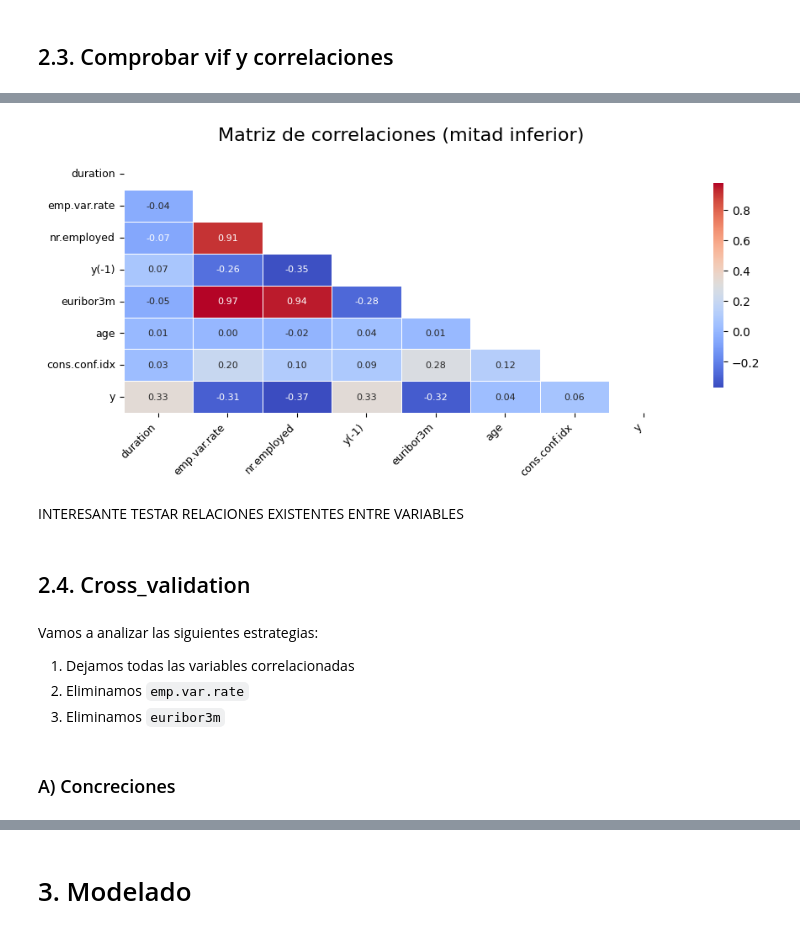
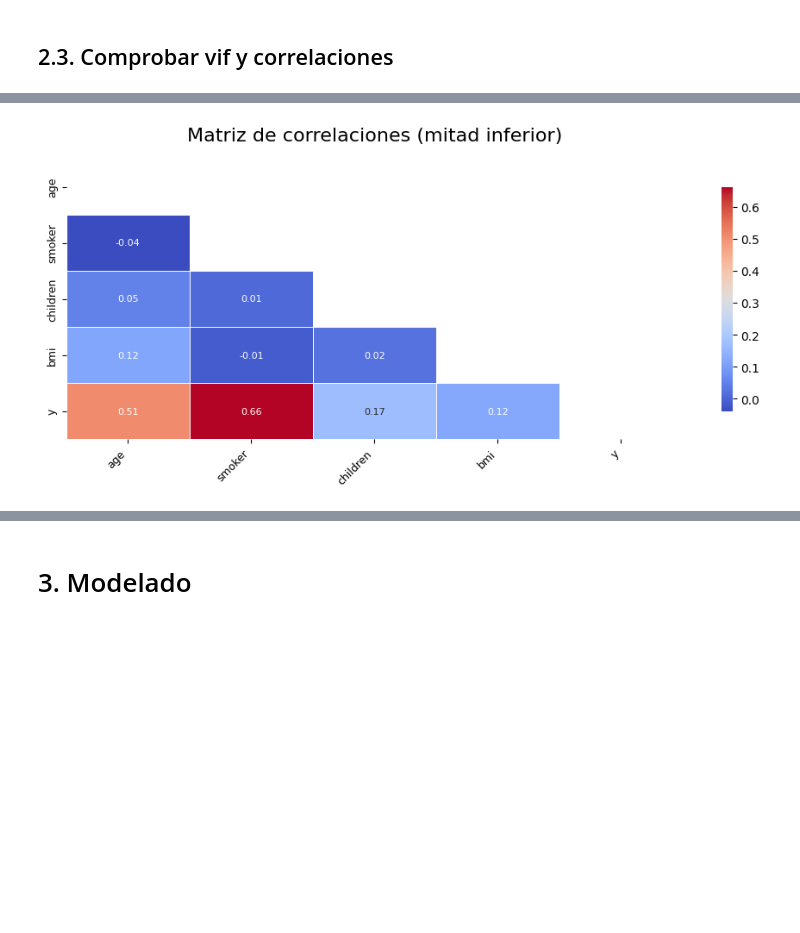
Before and after one commit to jjimvar/intro-ml, a Jupyter notebook: src/02-regression.ipynb, the cells around one changed output, grey strips where cells are left out. Saved outputs shown, nothing was run; the diff lists cells and outputs as text; code cells hidden in the pictures; blank space fills up the shorter version.

```diff
--- a/src/02-regression.ipynb
+++ b/src/02-regression.ipynb
@@ -599,10 +577,10 @@ Fuente: https://scikit-learn.org/stable/modules/generated/sklearn.inspection.per
 # %%
 # Para esta técnica y la de shap se necesita conjunto de validación
-X_train1, X_val, y_train1, y_val = train_test_split(X_train_sel, y_train_sel, test_size=0.2, random_state=42)
+X_train1, X_val, y_train1, y_val = train_test_split(X_train, y_train, test_size=0.2, random_state=42)
 # Entrenamos el modelo que va a porporcionarnos las predicciones por cada alteracion
-model_xgb = XGBClassifier(objective='binary:logistic', random_state=42).fit(X_train1, y_train1)
+model_xgb = XGBRegressor(objective='reg:squarederror', random_state=42).fit(X_train1, y_train1)
 # Intanciamos permitation forest
-perm = permutation_importance(model_xgb, X_val, y_val, n_repeats=10, random_state=42, n_jobs=-1, scoring='f1')
+perm = permutation_importance(model_xgb, X_val, y_val, n_repeats=10, random_state=42, n_jobs=-1, scoring='neg_mean_absolute_error')
 ## Extraemos los valores a un df
 df_perm_imp = pd.DataFrame({'feature': X_train1.columns, 'perm_imp': perm.importances_mean*100}).sort_values('perm_imp', ascending=False)
 df_perm_imp
@@ -660,13 +626,13 @@ Fuente: https://shap.readthedocs.io/en/latest/generated/shap.Explainer.html#shap
 # %%
 # Ajustamos un modelo predictor para analizar la importancia de cada caract.
-model_gbc = GradientBoostingClassifier(random_state=42).fit(X_train1, y_train1)
+model_gbc = GradientBoostingRegressor(random_state=42).fit(X_train1, y_train1)
 # Instanciamos el shap explainer y extraemos los valores
 explainer = shap.Explainer(model_gbc, X_val)
 shap_vals = explainer(X_val).values
 # Pasamos los valores absolutos a un df
 imp_shap = np.abs(shap_vals).mean(axis=0)
 imp_shap_pct = imp_shap/imp_shap.sum()*100
-df_shap_imp = pd.DataFrame({"feature": X_train_sel.columns, "shap_imp": imp_shap_pct.round(3)}).sort_values('shap_imp', ascending=False)
+df_shap_imp = pd.DataFrame({"feature": X_train.columns, "shap_imp": imp_shap_pct.round(3)}).sort_values('shap_imp', ascending=False)
 df_shap_imp
 # %% [output]
 |  | feature | shap_imp |
@@ -719,6 +669,6 @@ df_importances
 # %%
 # Eliminamos aquellas con un permutation importance negativo
-df_sel=df_importances[(df_importances["rf_importance"]>2)&(df_importances["shap_imp"]>1.8)]
+df_sel=df_importances[(df_importances["rf_importance"]>1)&(df_importances["perm_imp"]>1)&(df_importances["shap_imp"]>1)]
 df_sel
 # %% [output]
 |  | feature | rf_importance | perm_imp | shap_imp |
@@ -760,7 +710,7 @@ El VIF (variance inflation factor) cuantifica la intensidad de la multicolineali
 # %%
 # VIF
 ## Variable Xi: añdimos cte. para no asumir que regresión pasa por (0,0) y tener problemas con R2 de vif
-x_vif=add_constant(X_train_sel[sel])
+x_vif=add_constant(X_train[sel])
 
 ## Cálculo: x_vif.values (array con los datos), i valor de la columna que asuma Yi
 vif = pd.Series([variance_inflation_factor(x_vif.values, i) for i in range(x_vif.shape[1])], index=x_vif.columns).drop(index="const")
@@ -783,34 +720,22 @@ Análisis:
 # %%
 #Análisis de correlaciones entre regresores
 x_vif.drop(columns="const", axis=1, inplace=True)
-x_vif['y'] = y_train_sel
+x_vif['y'] = y_train
 corr = x_vif.corr()
 
 #Mapa de correlaciones
 plt.figure(figsize=(10, 5))
 sns.heatmap(
     corr, mask=np.triu(np.ones_like(corr, dtype=bool)),
     cmap='coolwarm',
     annot=True, fmt=".2f", linewidths=.5,
     cbar_kws={"shrink": .8},
     annot_kws={"size": 8}
 )
 plt.title("Matriz de correlaciones (mitad inferior)", fontsize=16, pad=15)
 plt.xticks(rotation=45, ha='right', fontsize=9)
 plt.yticks(fontsize=9)
 plt.tight_layout(pad=3.0)
 plt.show()
 # %% [output]
-[figure, old version]
+[figure, new version]
-# %% [markdown]
-INTERESANTE TESTAR RELACIONES EXISTENTES ENTRE VARIABLES
-# %% [markdown]
-## 2.4. Cross_validation
-# %% [markdown]
-Vamos a analizar las siguientes estrategias:
-
-1. Dejamos todas las variables correlacionadas
-2. Eliminamos ``emp.var.rate``
-3. Eliminamos ``euribor3m``
-# %% [markdown]
-### A) Concreciones
```
Also changed, not shown: parts of 83 cells of this notebook, 2 other files.
